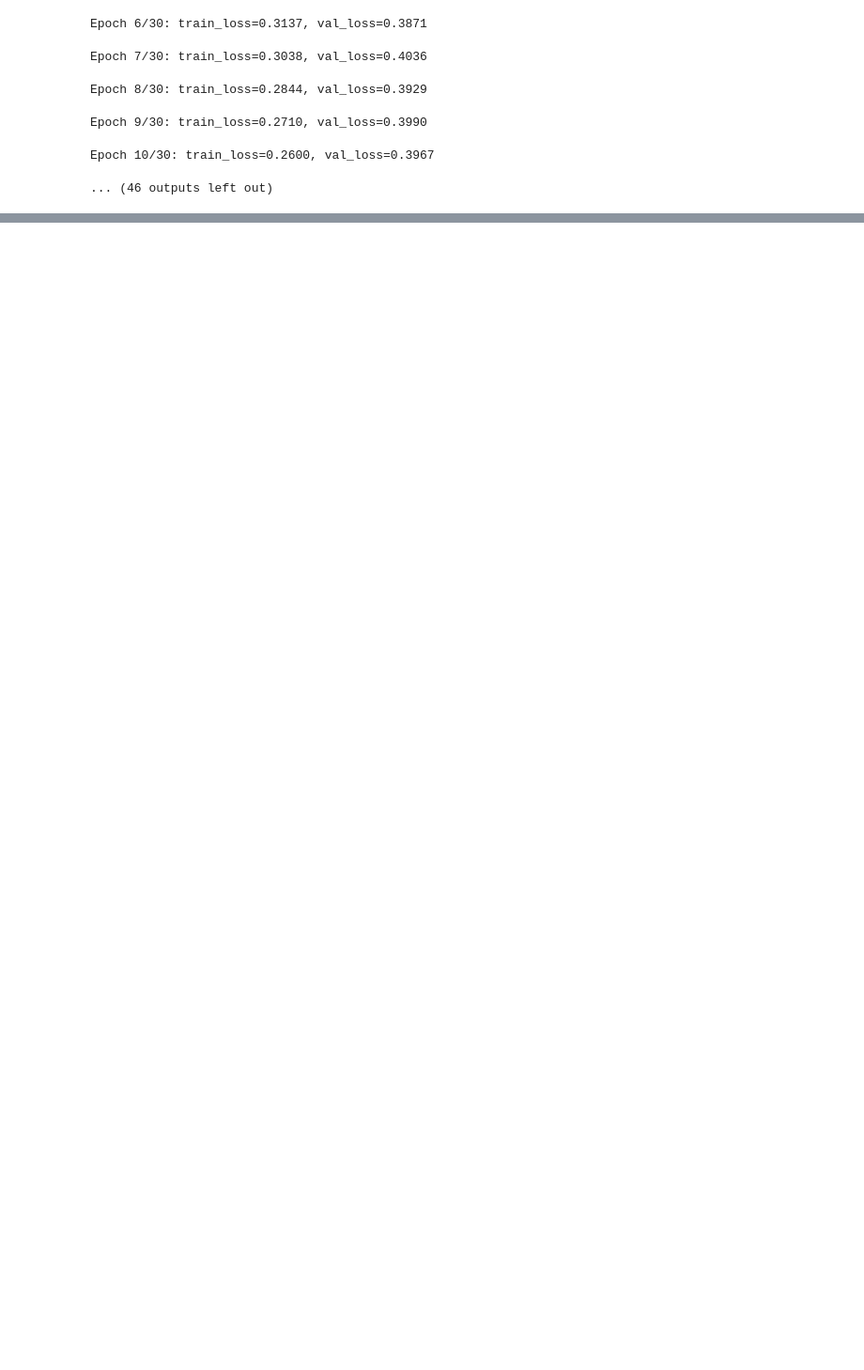
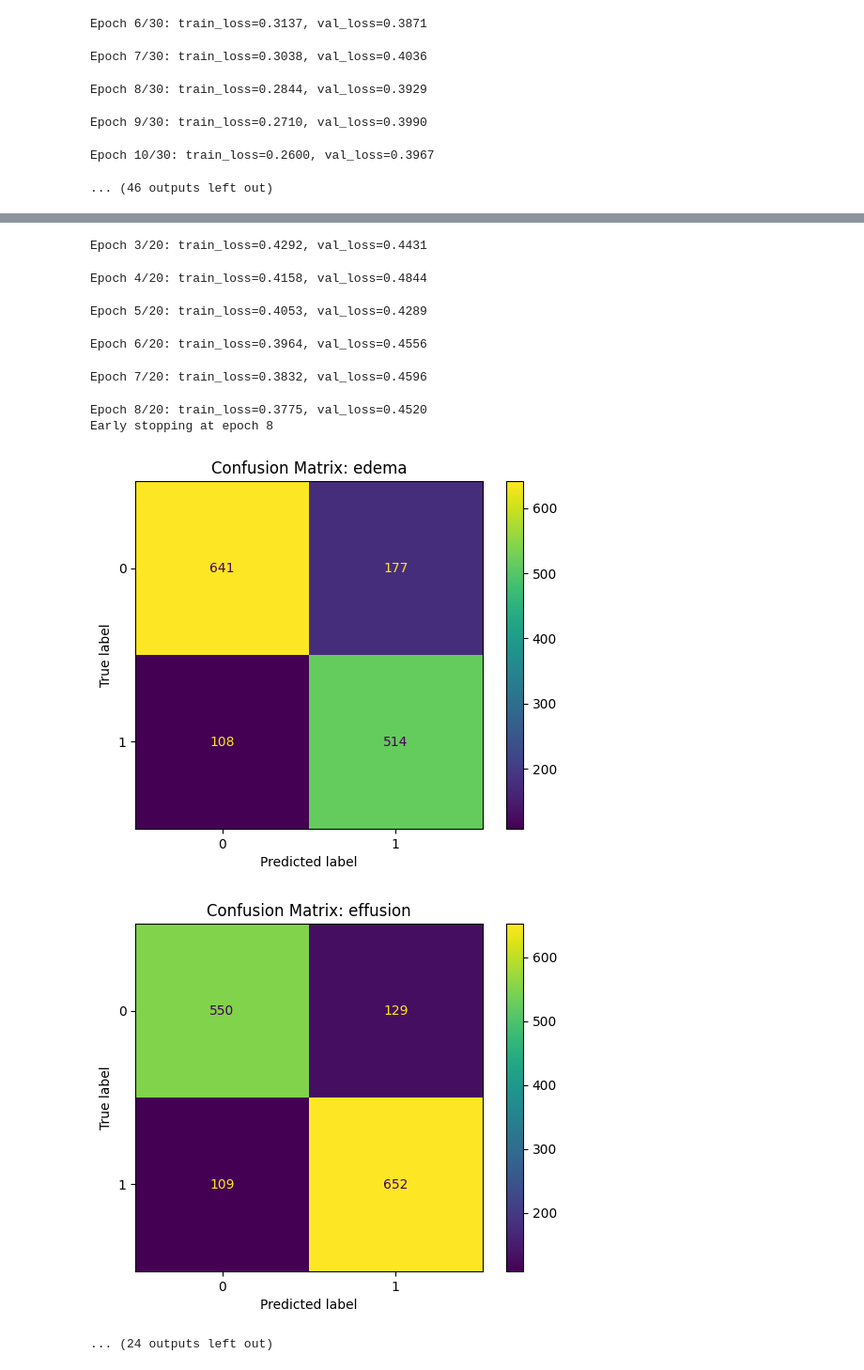
Before and after one commit to CrossMedDx/health-project, a Jupyter notebook: img_training/app.ipynb, the cells around one changed output, grey strips where cells are left out. Shown at 94% size. Cells and saved outputs as stored; diff of their text form; code cells hidden in the pictures; blank space fills up the shorter version.

```diff
--- a/img_training/app.ipynb
+++ b/img_training/app.ipynb
@@ -306,0 +444,5 @@ for i in range(3, 6):
+# %%
+for i in range(24, 27):
+    hyperparameters = hyperparameter_combinations[i]
+    hyperparameters['patience'] = 3
+    execute_hyperparameter_combinations(hyperparameters)
@@ -306,0 +469,6 @@ for i in range(3, 6):
+# %%
+for i in range(24, 27):
+    hyperparameters = hyperparameter_combinations[i]
+    hyperparameters['patience'] = 3
+    execute_hyperparameter_combinations(hyperparameters)
+# %% [output]
@@ -306,0 +480,10 @@ for i in range(3, 6):
+Epoch 3/20: train_loss=0.4292, val_loss=0.4431
+Epoch 4/20: train_loss=0.4158, val_loss=0.4844
+Epoch 5/20: train_loss=0.4053, val_loss=0.4289
+Epoch 6/20: train_loss=0.3964, val_loss=0.4556
+Epoch 7/20: train_loss=0.3832, val_loss=0.4596
+Epoch 8/20: train_loss=0.3775, val_loss=0.4520
+Early stopping at epoch 8
+[figure, added]
+[figure, added]
+... (24 outputs left out)
```
Also changed, not shown: parts of 34 cells of this notebook, 19 other files.
